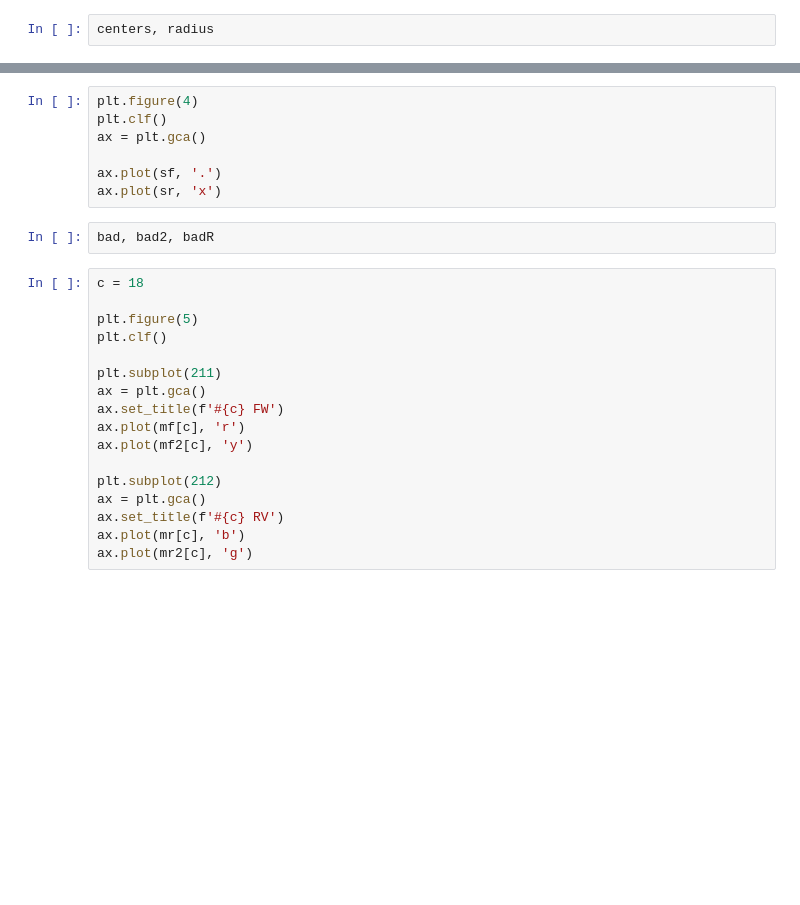
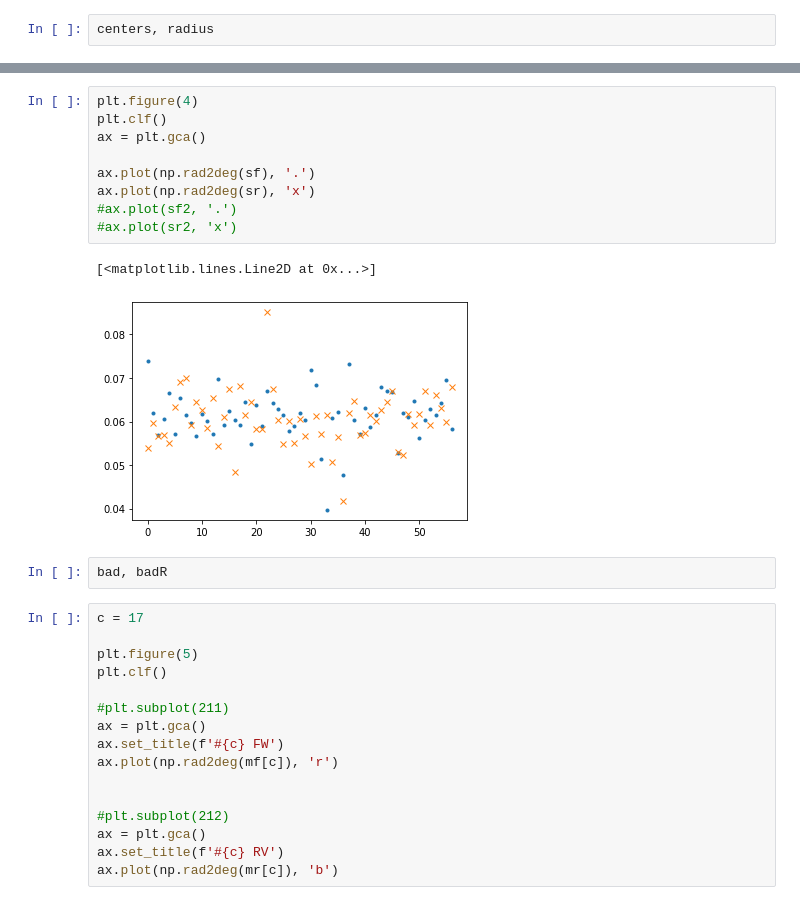
Before and after one commit to Subaru-PFS/ics_cobraCharmer, a Jupyter notebook: procedures/moduleTest/motor1maps.ipynb, the cells around one changed output, grey strips where cells are left out. Cells and saved outputs as stored; diff of their text form; blank space fills up the shorter version.

```diff
--- a/procedures/moduleTest/motor1maps.ipynb
+++ b/procedures/moduleTest/motor1maps.ipynb
@@ -136,26 +151,30 @@ for n in range(af.shape[1]):
 # %%
 plt.figure(4)
 plt.clf()
 ax = plt.gca()
 
-ax.plot(sf, '.')
-ax.plot(sr, 'x')
+ax.plot(np.rad2deg(sf), '.')
+ax.plot(np.rad2deg(sr), 'x')
+#ax.plot(sf2, '.')
+#ax.plot(sr2, 'x')
+# %% [output]
+[<matplotlib.lines.Line2D at 0x...>]
+[figure, added]
 # %%
-bad, bad2, badR
+bad, badR
 # %%
-c = 18
+c = 17
 
 plt.figure(5)
 plt.clf()
 
-plt.subplot(211)
+#plt.subplot(211)
 ax = plt.gca()
 ax.set_title(f'#{c} FW')
-ax.plot(mf[c], 'r')
-ax.plot(mf2[c], 'y')
+ax.plot(np.rad2deg(mf[c]), 'r')
 
-plt.subplot(212)
+
+#plt.subplot(212)
 ax = plt.gca()
 ax.set_title(f'#{c} RV')
-ax.plot(mr[c], 'b')
-ax.plot(mr2[c], 'g')
+ax.plot(np.rad2deg(mr[c]), 'b')
```
Also changed, not shown: parts of 49 cells of this notebook, 3 other files.
